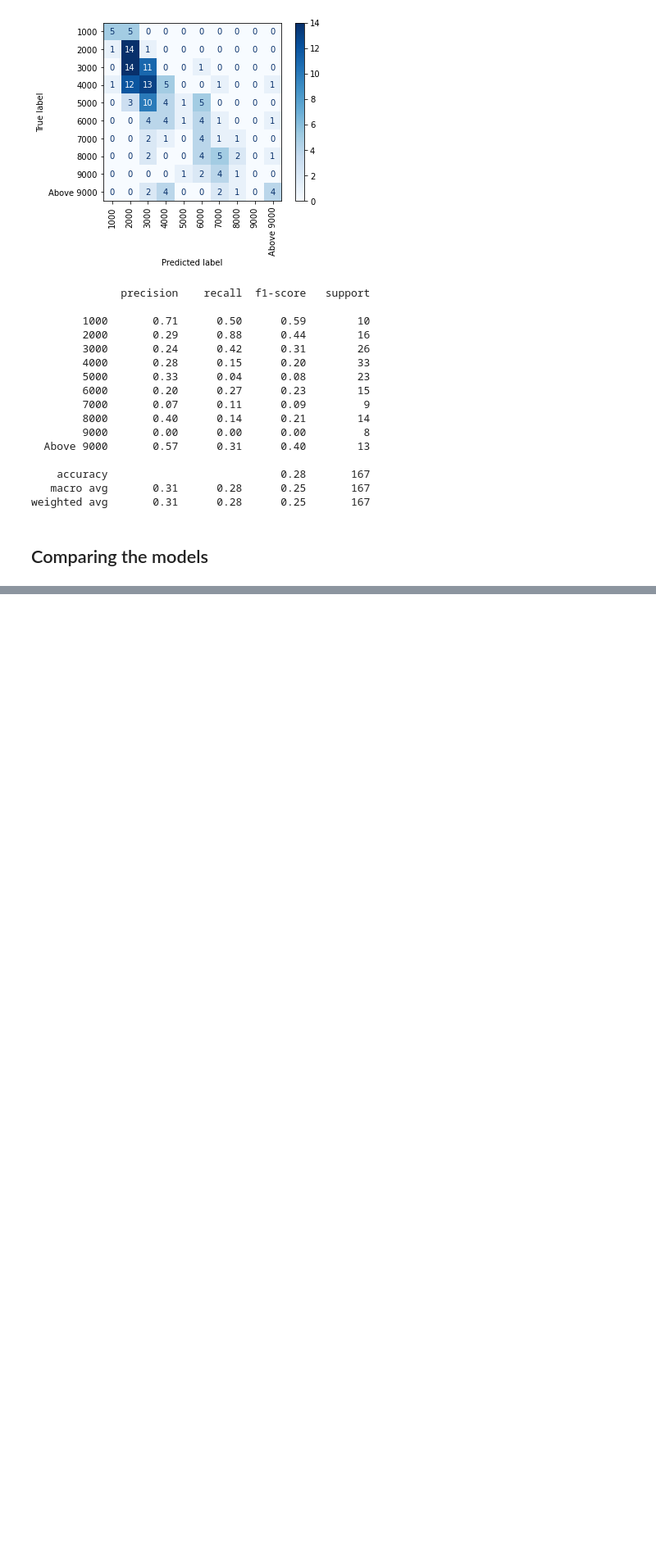
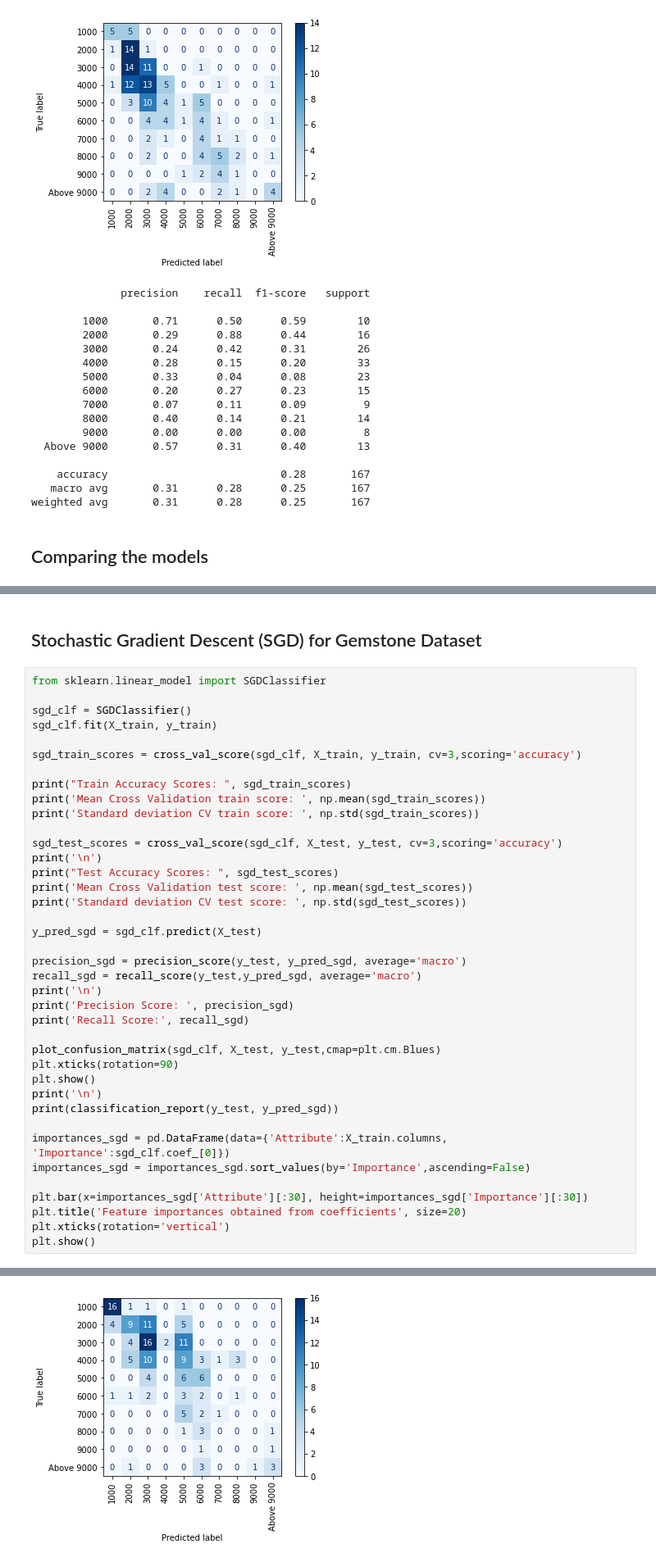
Before and after one commit to rgandhre/SpringBoard, a Jupyter notebook: DataScience_Capstone2/notebooks/Effy_EDA_Rings.ipynb, the cells around one changed output, grey strips where cells are left out. Shown at 82% size. Drawn from its saved outputs; the diff is of its cells as text; blank space fills up the shorter version.

```diff
--- a/DataScience_Capstone2/notebooks/Effy_EDA_Rings.ipynb
+++ b/DataScience_Capstone2/notebooks/Effy_EDA_Rings.ipynb
@@ -1243,0 +1544,42 @@ plt.show()
+# %% [markdown]
+## Stochastic Gradient Descent (SGD) for Gemstone Dataset
+# %%
+from sklearn.linear_model import SGDClassifier
+
+sgd_clf = SGDClassifier()
+sgd_clf.fit(X_train, y_train)
+
+sgd_train_scores = cross_val_score(sgd_clf, X_train, y_train, cv=3,scoring='accuracy')
+
+print("Train Accuracy Scores: ", sgd_train_scores)
+print('Mean Cross Validation train score: ', np.mean(sgd_train_scores))
+print('Standard deviation CV train score: ', np.std(sgd_train_scores))
+
+sgd_test_scores = cross_val_score(sgd_clf, X_test, y_test, cv=3,scoring='accuracy')
+print('\n')
+print("Test Accuracy Scores: ", sgd_test_scores)
+print('Mean Cross Validation test score: ', np.mean(sgd_test_scores))
+print('Standard deviation CV test score: ', np.std(sgd_test_scores))
+
+y_pred_sgd = sgd_clf.predict(X_test)
+
+precision_sgd = precision_score(y_test, y_pred_sgd, average='macro')
+recall_sgd = recall_score(y_test,y_pred_sgd, average='macro')
+print('\n')
+print('Precision Score: ', precision_sgd)
+print('Recall Score:', recall_sgd)
+
+plot_confusion_matrix(sgd_clf, X_test, y_test,cmap=plt.cm.Blues)
+plt.xticks(rotation=90)
+plt.show()
+print('\n')
+print(classification_report(y_test, y_pred_sgd))
+
+importances_sgd = pd.DataFrame(data={'Attribute':X_train.columns, 'Importance':sgd_clf.coef_[0]})
+importances_sgd = importances_sgd.sort_values(by='Importance',ascending=False)
+
+plt.bar(x=importances_sgd['Attribute'][:30], height=importances_sgd['Importance'][:30])
+plt.title('Feature importances obtained from coefficients', size=20)
+plt.xticks(rotation='vertical')
+plt.show()
+# %% [output]
@@ -1243,0 +1598 @@ plt.show()
+[figure, added]
```
Also changed, not shown: parts of 35 cells of this notebook.
